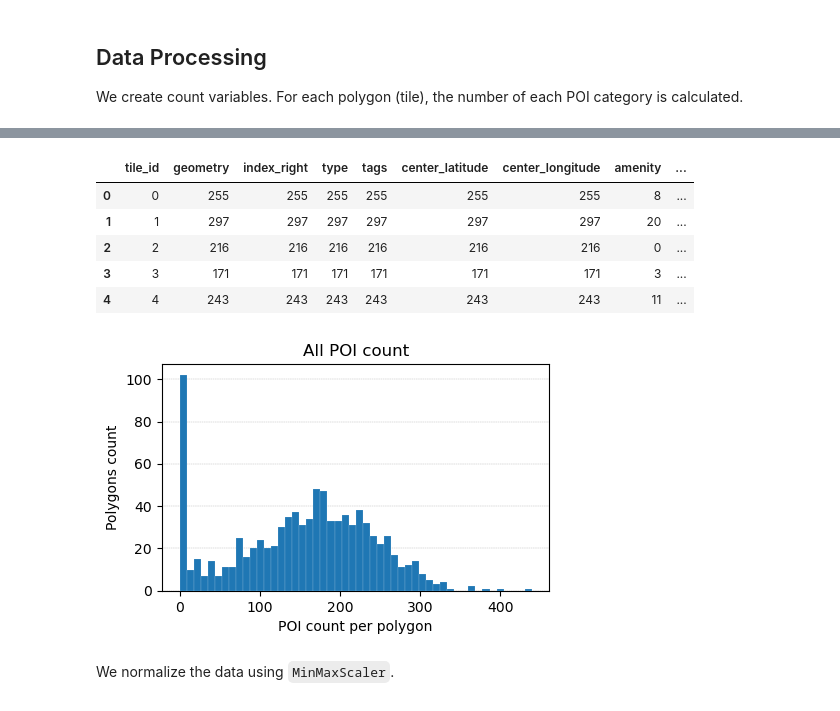
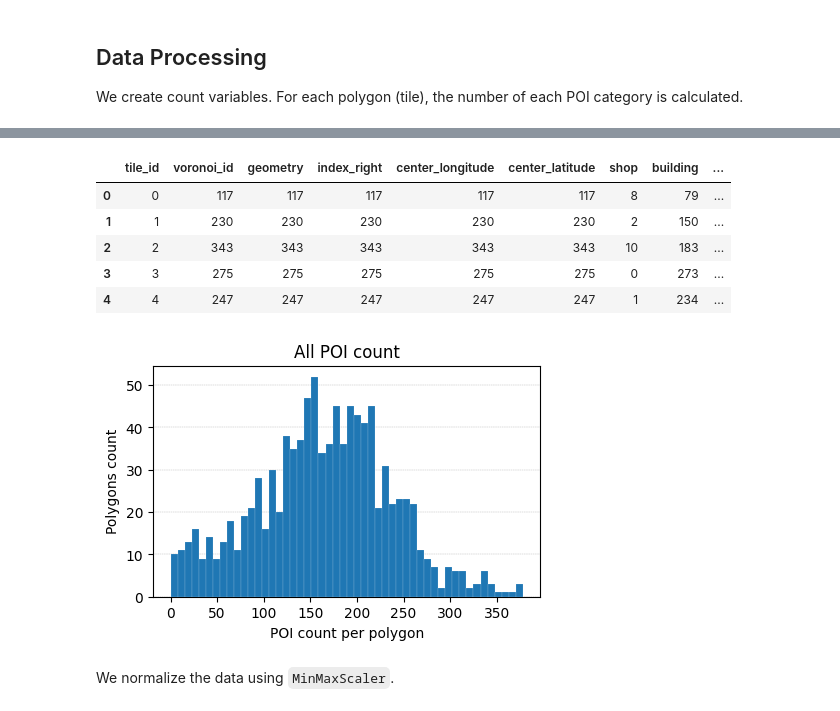
Before and after one commit to siavash-saki/tesspy, a Jupyter notebook: Examples/06_Clustering_Urban_Areas.ipynb, the cells around one changed output, grey strips where cells are left out. Saved outputs shown, nothing was run; the diff lists cells and outputs as text; code cells hidden in the pictures.

```diff
--- a/Examples/06_Clustering_Urban_Areas.ipynb
+++ b/Examples/06_Clustering_Urban_Areas.ipynb
@@ -82,7 +88,7 @@ We create count variables. For each polygon (tile), the number of each POI categ
 # create a GeoDataFrame of POI data
 poi_df = ffm.get_poi_data()
 poi_geodata = gpd.GeoDataFrame(
-    data=poi_df.drop(columns=["geometry"]),
+    data=poi_df,
     geometry=poi_df[["center_longitude", "center_latitude"]]
     .apply(Point, axis=1)
     .values,
@@ -108,23 +114,23 @@ poi_counts[poi_categories] = poi_counts[poi_categories].map(
 poi_counts = poi_counts.groupby(by="tile_id").count().reset_index()
 poi_counts.head()
 # %% [output]
-|  | tile_id | geometry | index_right | type | tags | center_latitude | center_longitude | amenity | ... |
-| 0 | 0 | 255 | 255 | 255 | 255 | 255 | 255 | 8 | ... |
-| 1 | 1 | 297 | 297 | 297 | 297 | 297 | 297 | 20 | ... |
-| 2 | 2 | 216 | 216 | 216 | 216 | 216 | 216 | 0 | ... |
-| 3 | 3 | 171 | 171 | 171 | 171 | 171 | 171 | 3 | ... |
-| 4 | 4 | 243 | 243 | 243 | 243 | 243 | 243 | 11 | ... |
+|  | tile_id | voronoi_id | geometry | index_right | center_longitude | center_latitude | shop | building | ... |
+| 0 | 0 | 117 | 117 | 117 | 117 | 117 | 8 | 79 | ... |
+| 1 | 1 | 230 | 230 | 230 | 230 | 230 | 2 | 150 | ... |
+| 2 | 2 | 343 | 343 | 343 | 343 | 343 | 10 | 183 | ... |
+| 3 | 3 | 275 | 275 | 275 | 275 | 275 | 0 | 273 | ... |
+| 4 | 4 | 247 | 247 | 247 | 247 | 247 | 1 | 234 | ... |
 # %%
 fig, ax = plt.subplots(figsize=(5, 3))
-poi_counts["type"].plot(
+poi_counts["index_right"].plot(
     kind="hist", bins=50, ax=ax, lw=0.1, edgecolor="white", zorder=3
 )
 ax.set_title("All POI count")
 ax.set_xlabel("POI count per polygon")
 ax.set_ylabel("Polygons count")
 ax.grid(axis="y", lw=0.3, ls="--", zorder=0)
 # %% [output]
-[figure, old version]
+[figure, new version]
 # %% [markdown]
 We normalize the data using `MinMaxScaler`.
 # %%
```
Also changed, not shown: parts of 10 cells of this notebook, 4 other files.
